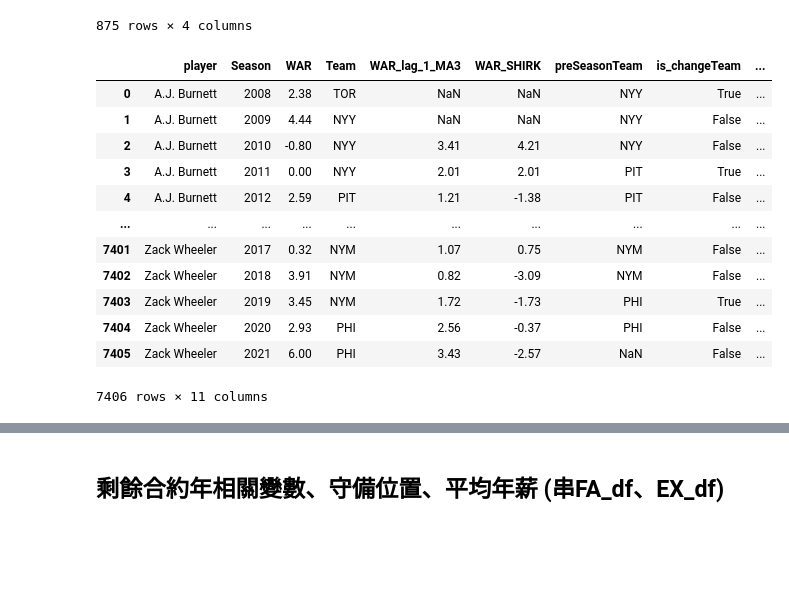
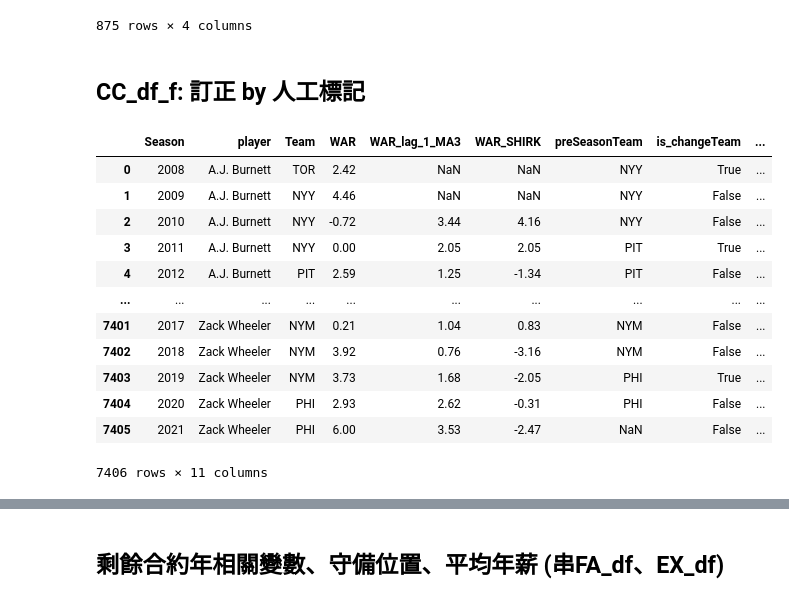
Before and after one commit to Jeff-Chen-Daguan/MLB_analysis, a Jupyter notebook: spotrac base 建模資料前處理.ipynb, the cells around one changed output, grey strips where cells are left out. Saved outputs shown, nothing was run; the diff lists cells and outputs as text; code cells hidden in the pictures; blank space fills up the shorter version.

```diff
--- a/spotrac base 建模資料前處理.ipynb
+++ b/spotrac base 建模資料前處理.ipynb
@@ -99,0 +157,18 @@ print(len(WAR_df))
+# %%
+# 讀取串不起來的球員姓名對照
+# unmatch_path = r"P:\我的雲端硬碟\learning\論文今年會寫完\0.資源包\3.變數\excel_data\unmatch_player_df_需人工補正_20210910_15.01.24.xlsx"
+# unmatch_path_df = read_data_dir_fPathExt(unmatch_path)
+
+unmatch_dict = unmatch_path_df[["PlayerName_BR","PlayerName_Spotrac"]].set_index('PlayerName_BR').T.to_dict("records")[0]
+BR_df_g.loc[:,"name_common"] = BR_df_g.loc[:,"name_common"].apply(lambda name: unmatch_dict[name] if name in unmatch_dict.keys() else name)
+# %%
+WAR_m_BR_df = WAR_df[["Season","player","Team","WAR"]].merge(BR_df_g,
+    how='left',
+    left_on=["Season","player"],
+    right_on=["year_ID","name_common"])
+
+mask = WAR_m_BR_df["WAR_y"].isna()
+WAR_m_BR_df.loc[mask, "WAR_y"] = WAR_m_BR_df.loc[mask, "WAR_x"]
+WAR_m_BR_df.drop(columns=["WAR_x", "name_common","year_ID"],inplace=True)
+WAR_m_BR_df.rename(columns={"WAR_y":"WAR"}, inplace=True)
+WAR_m_BR_df
@@ -100,3 +189,5 @@ print(len(WAR_df))
+# %%
+WAR_df = WAR_m_BR_df.copy(deep=True)
 # %% [markdown]
 ## DV WAR
 # %%
@@ -178,25 +265,41 @@ CC_df_f
 | 4086 | Joe Gatto | 2021 | 26 | 1996 |
 | 4088 | Chad Tracy | 2014 | 34 | 1981 |
 875 rows × 4 columns
+# %% [markdown]
+## CC_df_f: 訂正 by 人工標記
+# %%
+# 輸入人工校正結果
+CCFix_bat_path = r"P:\我的雲端硬碟\learning\論文今年會寫完\0.資源包\3.變數\excel_data\(年紀修正版)Spotrac_bat_data_20210904_AGE人名.xlsx"
+CCFix_bat_df = pd.read_excel(CCFix_bat_path,sheet_name="年紀")
+
+CCFix_pitcht_path = r"P:\我的雲端硬碟\learning\論文今年會寫完\0.資源包\3.變數\excel_data\(年紀修正版Spotrac_pitch_data_20210904_14.46.03.xlsx"
+CCFix_pitch_df = pd.read_excel(CCFix_pitcht_path,sheet_name="年紀")
+
+CCFix_df = pd.concat([CCFix_bat_df, CCFix_pitch_df], ignore_index=True)
+CCFix_df.rename(columns={"出生年":"birth_year"}, inplace=True)
+
+CCFix_dict = CCFix_df.set_index('Player').T.to_dict("records")[0]
 # %%
 # 串生日，計算每年的Age
 WAR_df = WAR_df.merge(CC_df_f[["player","birth_year"]], how="left", on="player")
+WAR_df.loc[:,"birth_year"] = WAR_df.apply(lambda row: CCFix_dict[row["player"]] if (row["player"] in CCFix_dict.keys()) else row["birth_year"], axis=True)
+
 WAR_df.loc[:,"birth_year"] = WAR_df.loc[:,"birth_year"].fillna(0).astype(np.int64)
 WAR_df.loc[:,"Season"] = pd.to_numeric(WAR_df.loc[:,"Season"], errors='coerce').fillna(0).astype(np.int64)
 WAR_df.loc[:,"Age"] = WAR_df.loc[:,"Season"] - WAR_df.loc[:,"birth_year"] +1
 WAR_df.loc[:,"Age^2"] = WAR_df.loc[:,"Age"]**2
 WAR_df
 # %% [output]
-|  | player | Season | WAR | Team | WAR_lag_1_MA3 | WAR_SHIRK | preSeasonTeam | is_changeTeam | ... |
-| 0 | A.J. Burnett | 2008 | 2.38 | TOR | NaN | NaN | NYY | True | ... |
-| 1 | A.J. Burnett | 2009 | 4.44 | NYY | NaN | NaN | NYY | False | ... |
-| 2 | A.J. Burnett | 2010 | -0.80 | NYY | 3.41 | 4.21 | NYY | False | ... |
-| 3 | A.J. Burnett | 2011 | 0.00 | NYY | 2.01 | 2.01 | PIT | True | ... |
-| 4 | A.J. Burnett | 2012 | 2.59 | PIT | 1.21 | -1.38 | PIT | False | ... |
+|  | Season | player | Team | WAR | WAR_lag_1_MA3 | WAR_SHIRK | preSeasonTeam | is_changeTeam | ... |
+| 0 | 2008 | A.J. Burnett | TOR | 2.42 | NaN | NaN | NYY | True | ... |
+| 1 | 2009 | A.J. Burnett | NYY | 4.46 | NaN | NaN | NYY | False | ... |
+| 2 | 2010 | A.J. Burnett | NYY | -0.72 | 3.44 | 4.16 | NYY | False | ... |
+| 3 | 2011 | A.J. Burnett | NYY | 0.00 | 2.05 | 2.05 | PIT | True | ... |
+| 4 | 2012 | A.J. Burnett | PIT | 2.59 | 1.25 | -1.34 | PIT | False | ... |
 | ... | ... | ... | ... | ... | ... | ... | ... | ... | ... |
-| 7401 | Zack Wheeler | 2017 | 0.32 | NYM | 1.07 | 0.75 | NYM | False | ... |
-| 7402 | Zack Wheeler | 2018 | 3.91 | NYM | 0.82 | -3.09 | NYM | False | ... |
-| 7403 | Zack Wheeler | 2019 | 3.45 | NYM | 1.72 | -1.73 | PHI | True | ... |
-| 7404 | Zack Wheeler | 2020 | 2.93 | PHI | 2.56 | -0.37 | PHI | False | ... |
-| 7405 | Zack Wheeler | 2021 | 6.00 | PHI | 3.43 | -2.57 | NaN | False | ... |
+| 7401 | 2017 | Zack Wheeler | NYM | 0.21 | 1.04 | 0.83 | NYM | False | ... |
+| 7402 | 2018 | Zack Wheeler | NYM | 3.92 | 0.76 | -3.16 | NYM | False | ... |
+| 7403 | 2019 | Zack Wheeler | NYM | 3.73 | 1.68 | -2.05 | PHI | True | ... |
+| 7404 | 2020 | Zack Wheeler | PHI | 2.93 | 2.62 | -0.31 | PHI | False | ... |
+| 7405 | 2021 | Zack Wheeler | PHI | 6.00 | 3.53 | -2.47 | NaN | False | ... |
 7406 rows × 11 columns
```
Also changed, not shown: parts of 24 cells of this notebook, 1 other file.
